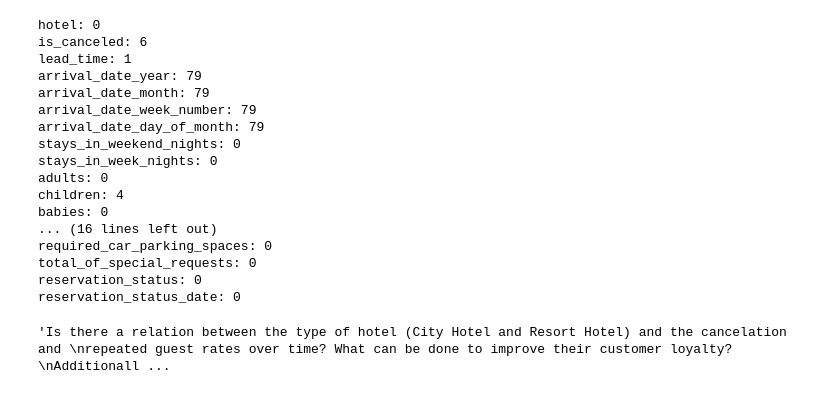
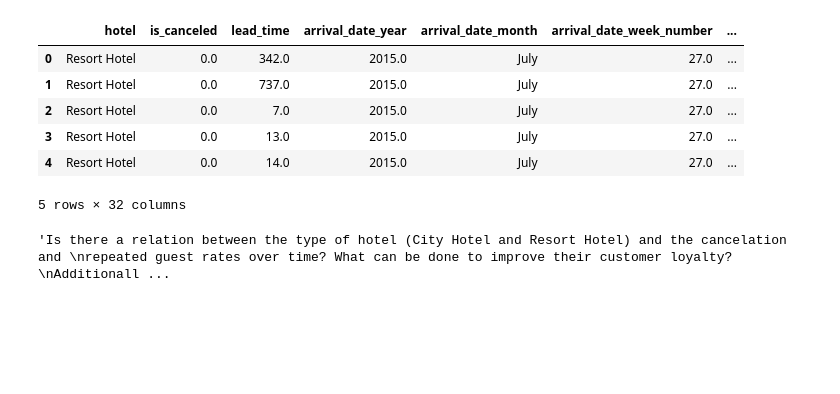
Before and after one commit to ashwinsajith/Hotel-Booking-Analysis, a Jupyter notebook: Code Analysis.ipynb, the cells around one changed output. Drawn from its saved outputs; the diff is of its cells as text; code cells hidden in the pictures; blank space fills up the shorter version.

Commit message:
Updated and cleaned data

```diff
--- a/Code Analysis.ipynb
+++ b/Code Analysis.ipynb
@@ -4,28 +8,15 @@ import matplotlib.pyplot as plt
 # %%
 data=pd.read_csv("hotel_bookings.csv")    #Reading the data file
-# %%
-# Null values in each column
-
-for i in data.columns:
-    print(f"{i}: {data[i].isnull().sum()}")
-# %% [output]
-hotel: 0
-is_canceled: 6
-lead_time: 1
-arrival_date_year: 79
-arrival_date_month: 79
-arrival_date_week_number: 79
-arrival_date_day_of_month: 79
-stays_in_weekend_nights: 0
-stays_in_week_nights: 0
-adults: 0
-children: 4
-babies: 0
-... (16 lines left out)
-required_car_parking_spaces: 0
-total_of_special_requests: 0
-reservation_status: 0
-reservation_status_date: 0
+# %%
+data.head()
+# %% [output]
+|  | hotel | is_canceled | lead_time | arrival_date_year | arrival_date_month | arrival_date_week_number | ... |
+| 0 | Resort Hotel | 0.0 | 342.0 | 2015.0 | July | 27.0 | ... |
+| 1 | Resort Hotel | 0.0 | 737.0 | 2015.0 | July | 27.0 | ... |
+| 2 | Resort Hotel | 0.0 | 7.0 | 2015.0 | July | 27.0 | ... |
+| 3 | Resort Hotel | 0.0 | 13.0 | 2015.0 | July | 27.0 | ... |
+| 4 | Resort Hotel | 0.0 | 14.0 | 2015.0 | July | 27.0 | ... |
+5 rows × 32 columns
 # %%
 # Business Question
 
```
Also changed, not shown: parts of 6 cells of this notebook.
